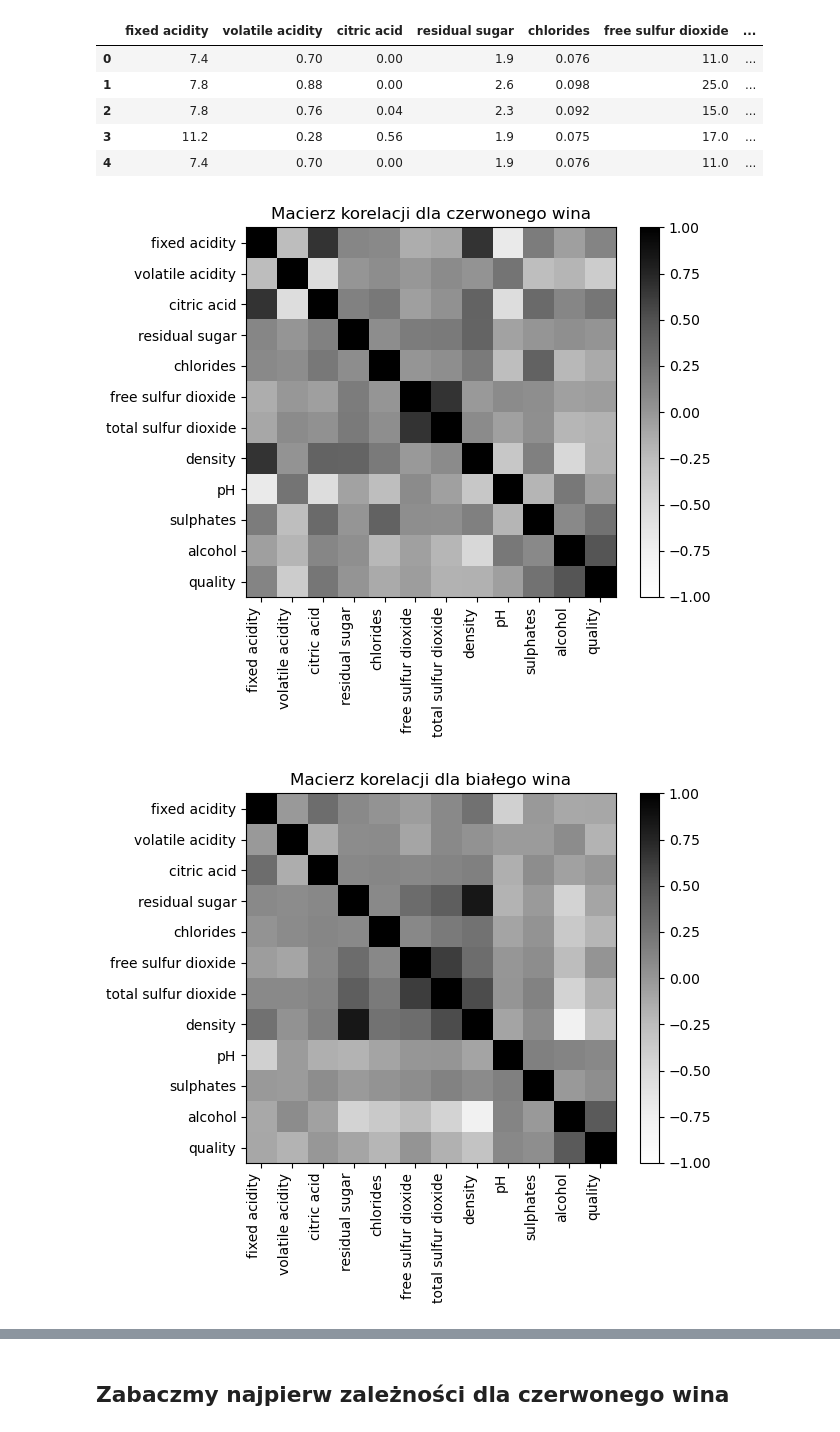
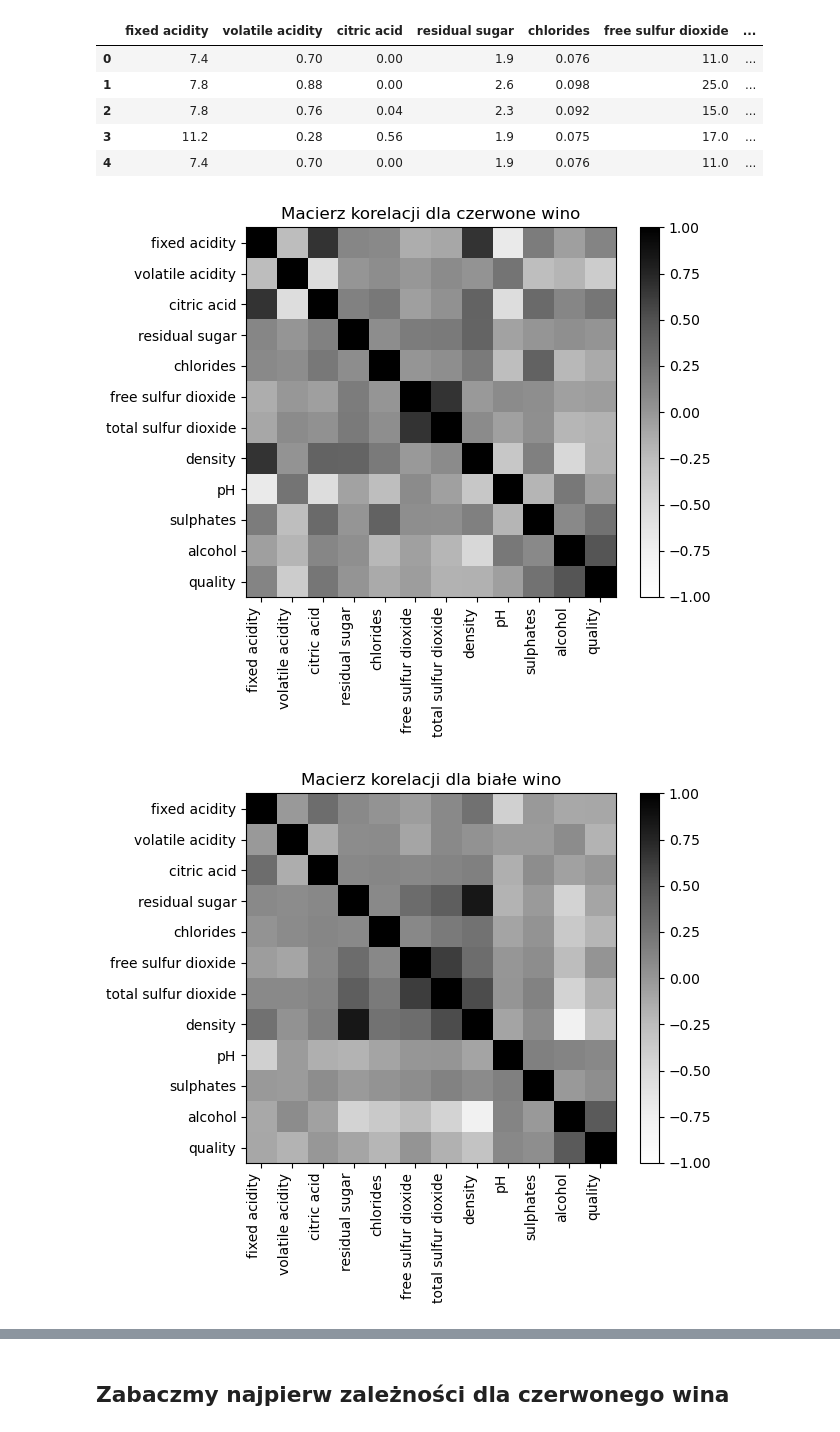
Before and after one commit to JHeczko/dataScience_kurs, a Jupyter notebook: Regression/Advanced/regression_advanced.ipynb, the cells around one changed output, grey strips where cells are left out. Saved outputs shown, nothing was run; the diff lists cells and outputs as text; code cells hidden in the pictures.

```diff
--- a/Regression/Advanced/regression_advanced.ipynb
+++ b/Regression/Advanced/regression_advanced.ipynb
@@ -9,15 +9,17 @@ import numpy as np
 import matplotlib.pyplot as plt
 from matplotlib import colors
 
-from sklearn.linear_model import Ridge
-from sklearn.linear_model import LinearRegression
+from sklearn.linear_model import LinearRegression, Ridge, Lasso
 from sklearn.model_selection import train_test_split
 from sklearn.metrics import mean_squared_error, mean_absolute_error
-from sklearn.preprocessing import PolynomialFeatures
+from sklearn.preprocessing import PolynomialFeatures, StandardScaler
 
 rd = pd.read_csv('./dataset/winequality-red.csv', sep=";")
+rd.attrs['title'] = "czerwone wino"
 wd = pd.read_csv('./dataset/winequality-white.csv', sep=";")
+wd.attrs['title'] = "białe wino"
 rwd = pd.concat([rd, wd],axis=0,ignore_index=True)
+rwd.attrs['title'] = "połączone wina"
 red_corr = rd.corr()
 white_corr = wd.corr()
 rwd_corr= rwd.corr()
@@ -51,20 +53,20 @@ rwd.head()
 # %%
 for x in [red_corr, white_corr, rwd_corr]:
     fig, ax = plt.subplots()
 
     divnorm = colors.TwoSlopeNorm(vmin=-1, vcenter=0, vmax=1)
     cax = ax.imshow(x, cmap='Greys', interpolation='none', norm=divnorm)
 
     ax.set_xticks(np.arange(len(x.columns)))
     ax.set_yticks(np.arange(len(x.columns)))
     ax.set_xticklabels(x.columns)
     ax.set_yticklabels(red_corr.columns)
 
-    plt.title(f"Macierz korelacji dla {"czerwonego wina" if x is red_corr else "białego wina"}")
+    plt.title(f"Macierz korelacji dla {x.attrs['title']}")
     plt.colorbar(cax)  # Pasek kolorów
     plt.xticks(rotation=90, ha="right")
     plt.grid(False)
     plt.show()
 # %% [output]
-[figure, old version]
+[figure, new version]
-[figure, old version]
+[figure, new version]
```
Also changed, not shown: parts of 7 cells of this notebook.
